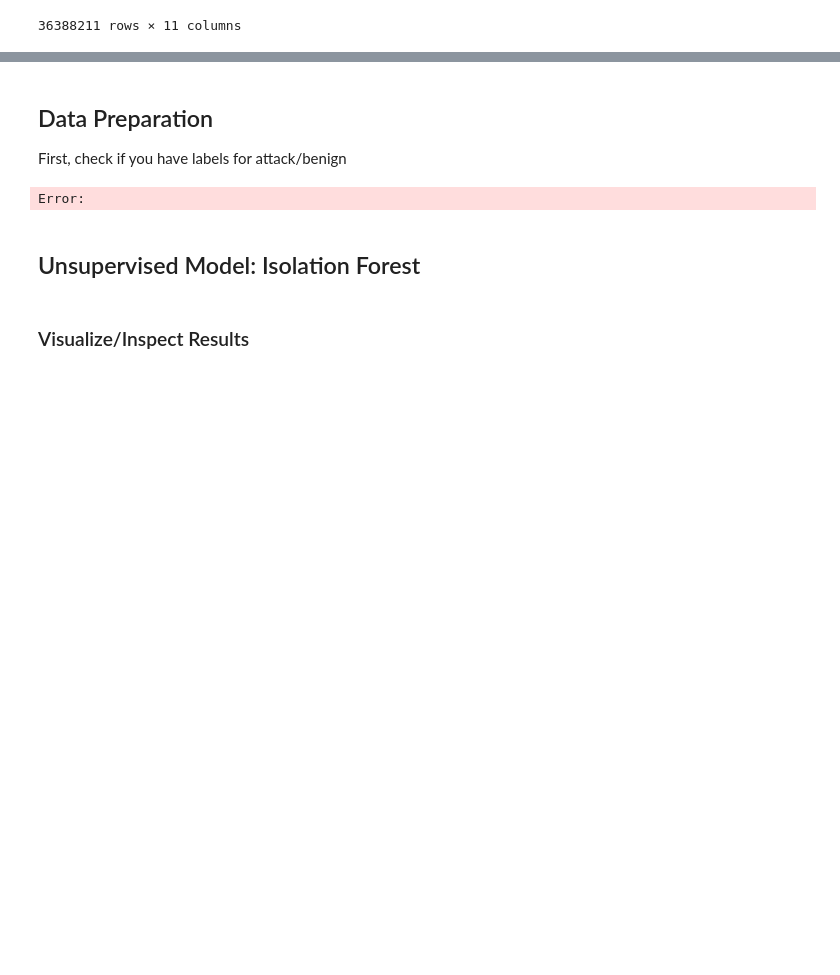
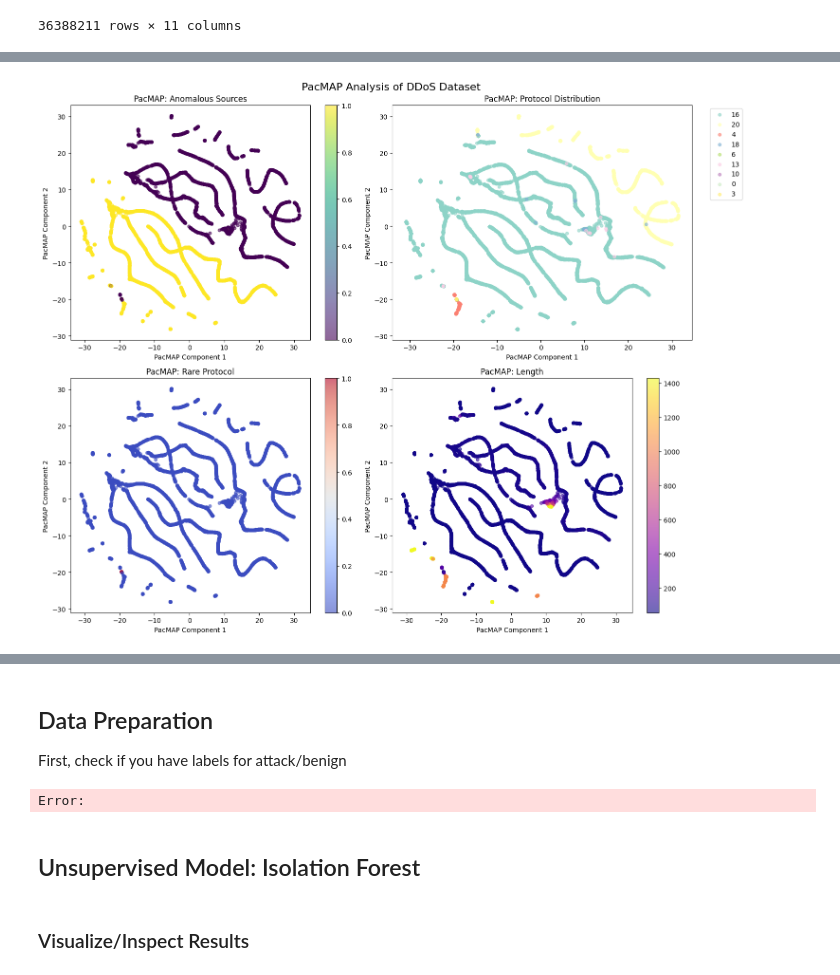
Before and after one commit to DannyAT97/loic-ddos-dataset, a Jupyter notebook: analysis.ipynb, the cells around one changed output, grey strips where cells are left out. Saved outputs shown, nothing was run; the diff lists cells and outputs as text; code cells hidden in the pictures; blank space fills up the shorter version.

Commit message:
Sampling dataset, and plotting sample dataframe

```diff
--- a/analysis.ipynb
+++ b/analysis.ipynb
@@ -584,7 +584,7 @@ import pandas as pd
 import warnings
 warnings.filterwarnings("ignore")
 # %%
-df = pd.read_csv('output/anomalies_summary.csv')
+df = pd.read_parquet('output/anomalies_summary.parquet')
 # %%
 df
 # %% [output]
@@ -711,0 +776,23 @@ df
+# %%
+def apply_pacmap_analysis(X_scaled, df_sample, n_components=2, n_neighbors=10, mn_ratio=0.5, fp_ratio=2.0):
+    """
+    Apply PacMAP dimensionality reduction
+    """
+    # Initialize PacMAP
+    embedding = pacmap.PaCMAP(
+        n_components=n_components,  # Usually 2 for visualization
+        n_neighbors=n_neighbors,    # Number of neighbors to consider
+        MN_ratio=mn_ratio,          # Mid-near ratio
+        FP_ratio=fp_ratio           # Further-pair ratio
+    )
+
+    # Fit and transform the data
+    print("Applying PacMAP transformation...")
+    X_pacmap = embedding.fit_transform(X_scaled)
+
+    # Add PacMAP coordinates back to dataframe
+    df_result = df_sample.copy()
+    df_result['pacmap_x'] = X_pacmap[:, 0]
+    df_result['pacmap_y'] = X_pacmap[:, 1]
+
+    return X_pacmap, df_result, embedding
@@ -711,0 +983,4 @@ df
+# %%
+X_scaled, df_sample, feature_cols = prepare_data_for_pacmap(df)
+print(f"Using {len(feature_cols)} features: {feature_cols}")
+print(f"Sample size: {len(df_sample)} records")
@@ -711,0 +991,2 @@ df
+# %%
+X_pacmap, df_result, embedding = apply_pacmap_analysis(X_scaled, df_sample)
@@ -711,0 +996,4 @@ df
+# %%
+create_pacmap_visualizations(df_result)
+# %% [output]
+[figure, added]
```
Also changed, not shown: parts of 39 cells of this notebook.
